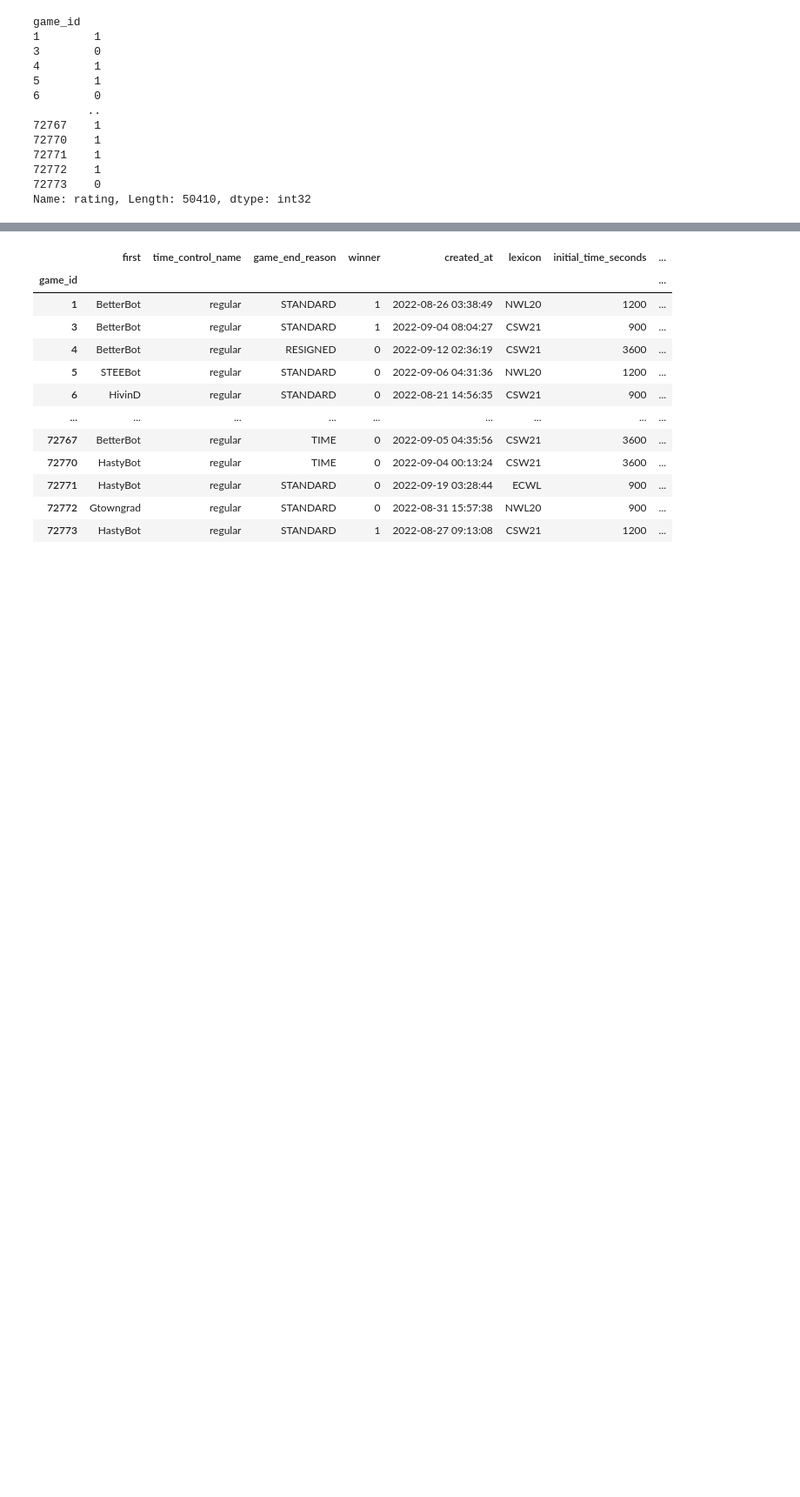
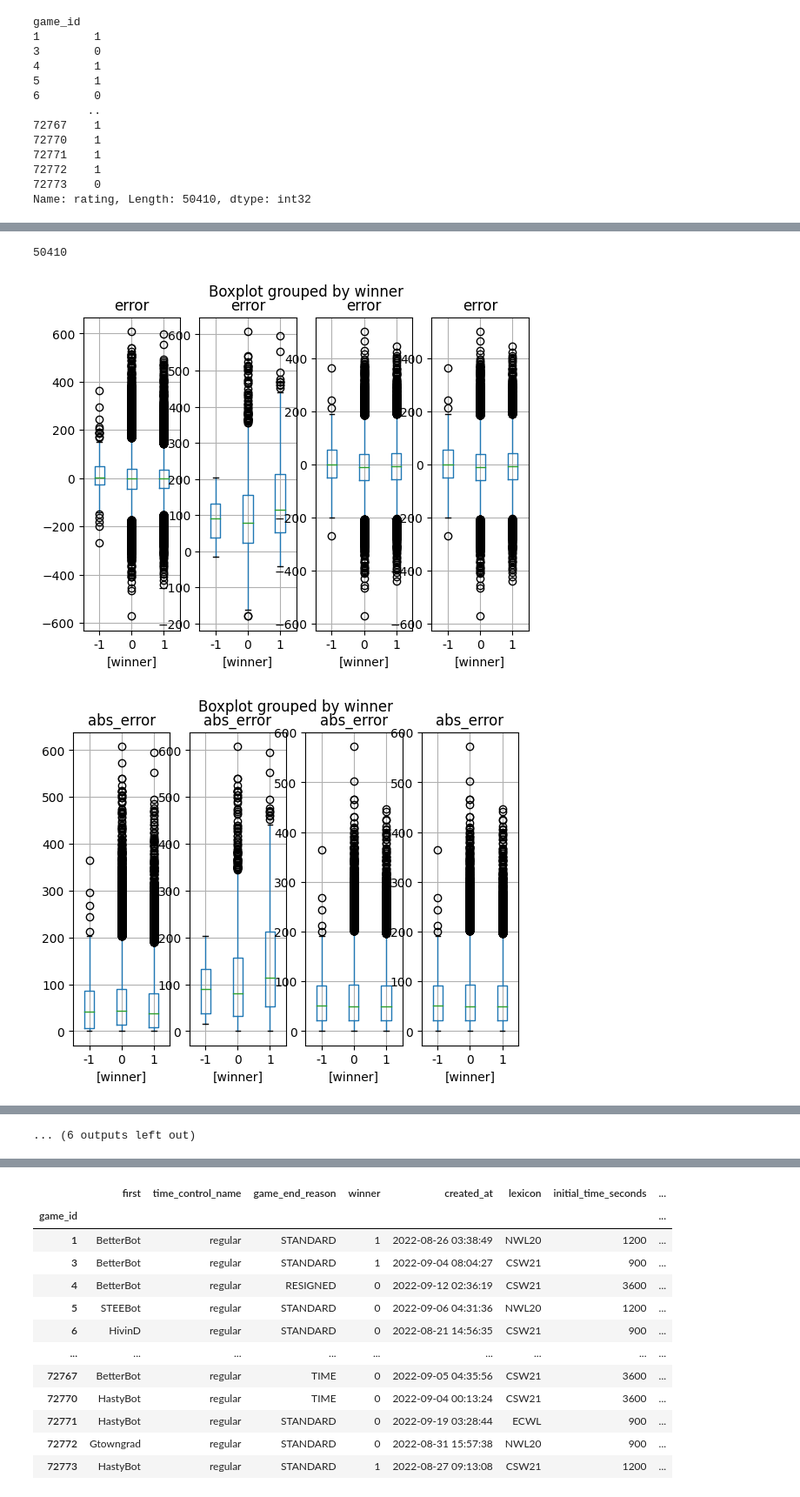
Before and after one commit to CatGuy1300/scrabble, a Jupyter notebook: notebooks/false_analasis.ipynb, the cells around one changed output, grey strips where cells are left out. Shown at 87% size. Cells and saved outputs as stored; diff of their text form; code cells hidden in the pictures; blank space fills up the shorter version.

```diff
--- a/notebooks/false_analasis.ipynb
+++ b/notebooks/false_analasis.ipynb
@@ -212,0 +313,27 @@ Name: rating, Length: 50410, dtype: int32
+# %%
+cats = ['winner', 'time_control_name', 'game_end_reason', 'lexicon', 'rating_mode',
+        'bot_name', 'initial_time_seconds', 'increment_seconds', 'max_overtime_minutes']
+# %%
+mask.count()
+# %% [output]
+50410
+# %%
+# fig, axes = plt.subplots(len(cats), 3)
+more_mask = (data['rating'] > 1500)
+less_mask = (data['rating'] < 1500)
+both_mask = ~more_mask & ~less_mask
+
+for i, check in enumerate(cats):
+    fig, axes = plt.subplots(nrows=1, ncols=4)
+    data[[check, 'error']].boxplot(by=check, ax=axes[0])
+    data[less_mask][[check, 'error']].boxplot(by=check, ax=axes[1])
+    data[more_mask][[check, 'error']].boxplot(by=check, ax=axes[2])
+    data[more_mask][[check, 'error']].boxplot(by=check, ax=axes[3])
+    fig, axes = plt.subplots(nrows=1, ncols=4)
+    data[[check, 'abs_error']].boxplot(by=check, ax=axes[0])
+    data[less_mask][[check, 'abs_error']].boxplot(by=check, ax=axes[1])
+    data[more_mask][[check, 'abs_error']].boxplot(by=check, ax=axes[2])
+    data[more_mask][[check, 'abs_error']].boxplot(by=check, ax=axes[3])
+# %% [output]
+[figure, added]
+[figure, added]
@@ -212,0 +350 @@ Name: rating, Length: 50410, dtype: int32
+... (6 outputs left out)
```
Also changed, not shown: parts of 30 cells of this notebook, 1 other file.
